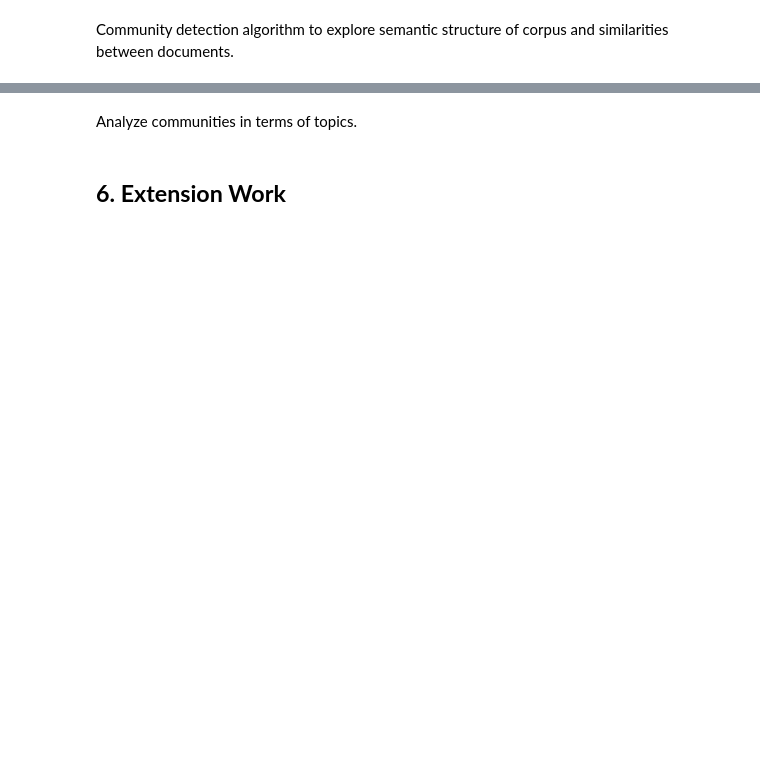
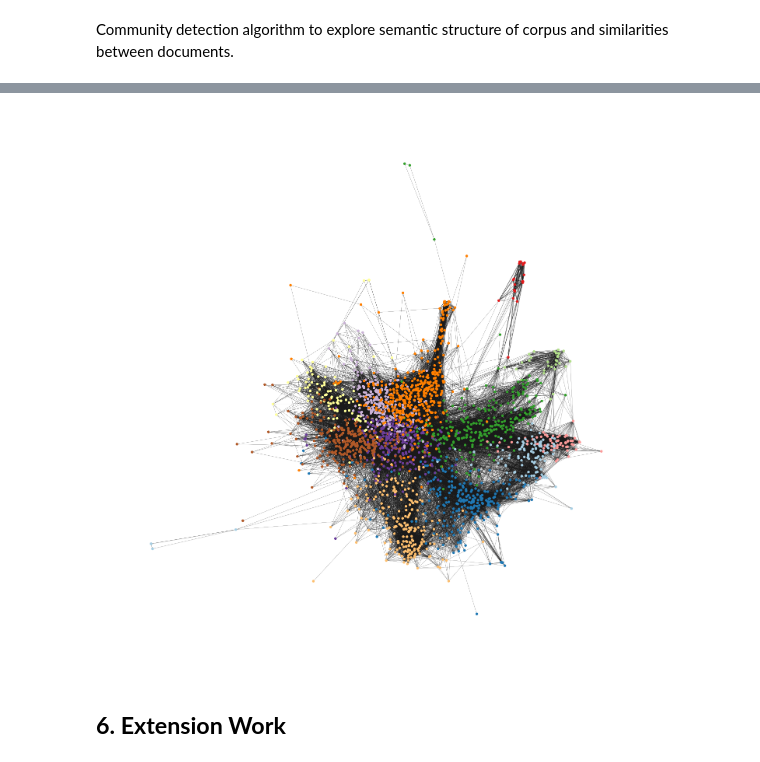
Before and after one commit to rafardzp/NLP-Project, a Jupyter notebook: Notebooks/main.ipynb, the cells around one changed output, grey strips where cells are left out. Drawn from its saved outputs; the diff is of its cells as text; code cells hidden in the pictures; blank space fills up the shorter version.

```diff
--- a/Notebooks/main.ipynb
+++ b/Notebooks/main.ipynb
@@ -439,19 +482,16 @@ print(f"Performance: {performance}")
 # %%
 palette = sns.color_palette(palette="Paired", n_colors=nc)
 
-node2comm = {n: 0 for n in G}
+node2comm = {n: 0 for n in G_lcc}
 for i, com in enumerate(C):
     for node in list(com):
         node2comm[node] = i
 
 # Map node attribute to rgb colors
-node_colors = [palette[node2comm[n]] for n in G]
-
-# Get list of degrees
-degrees = [val / 3 for (node, val) in G.degree()]
+node_colors = [palette[node2comm[n]] for n in G_lcc]
 
 #  Draw graph
 plt.figure(figsize=(7, 7))
-nx.draw(G, positions, node_size=degrees, node_color=node_colors, width=0.1)
+nx.draw(G_lcc, positions, node_size=2, node_color=node_colors, width=0.1)
+# %% [output]
+[figure, added]
-# %% [markdown]
-Analyze communities in terms of topics.
```
Also changed, not shown: parts of 20 cells of this notebook.
